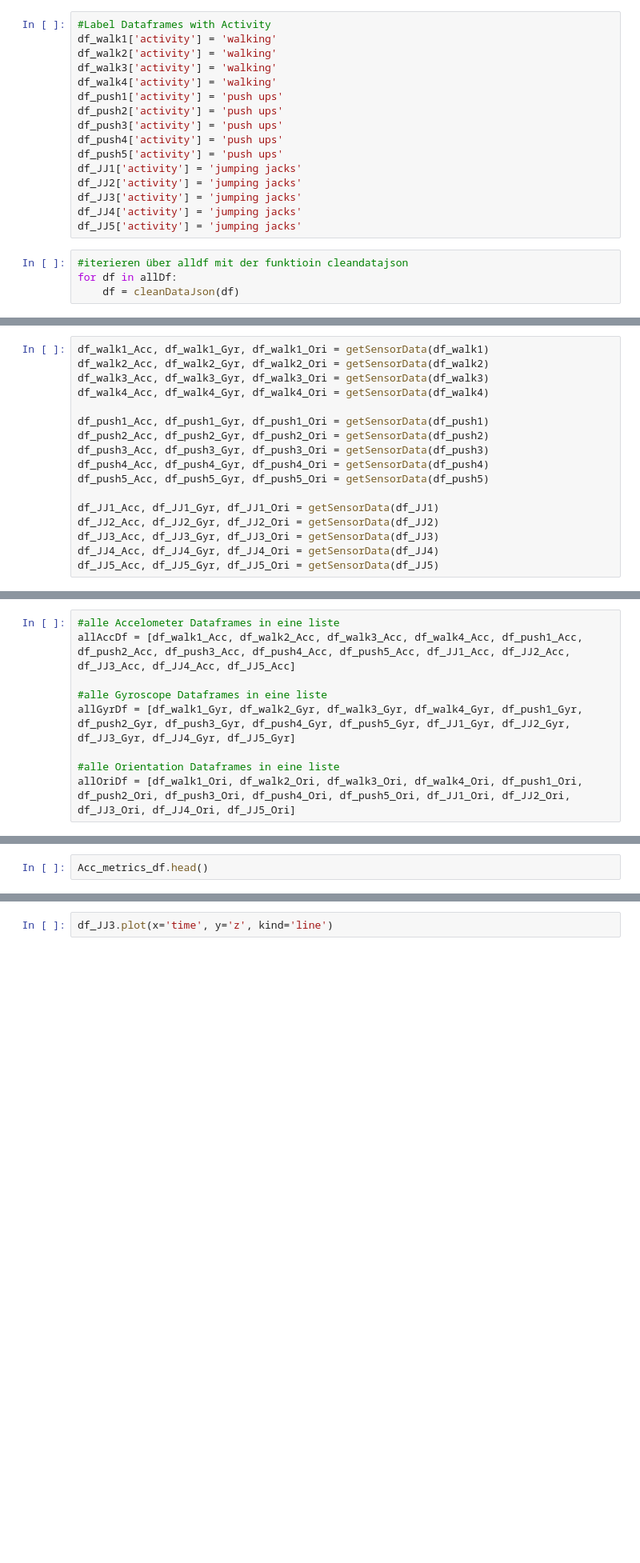
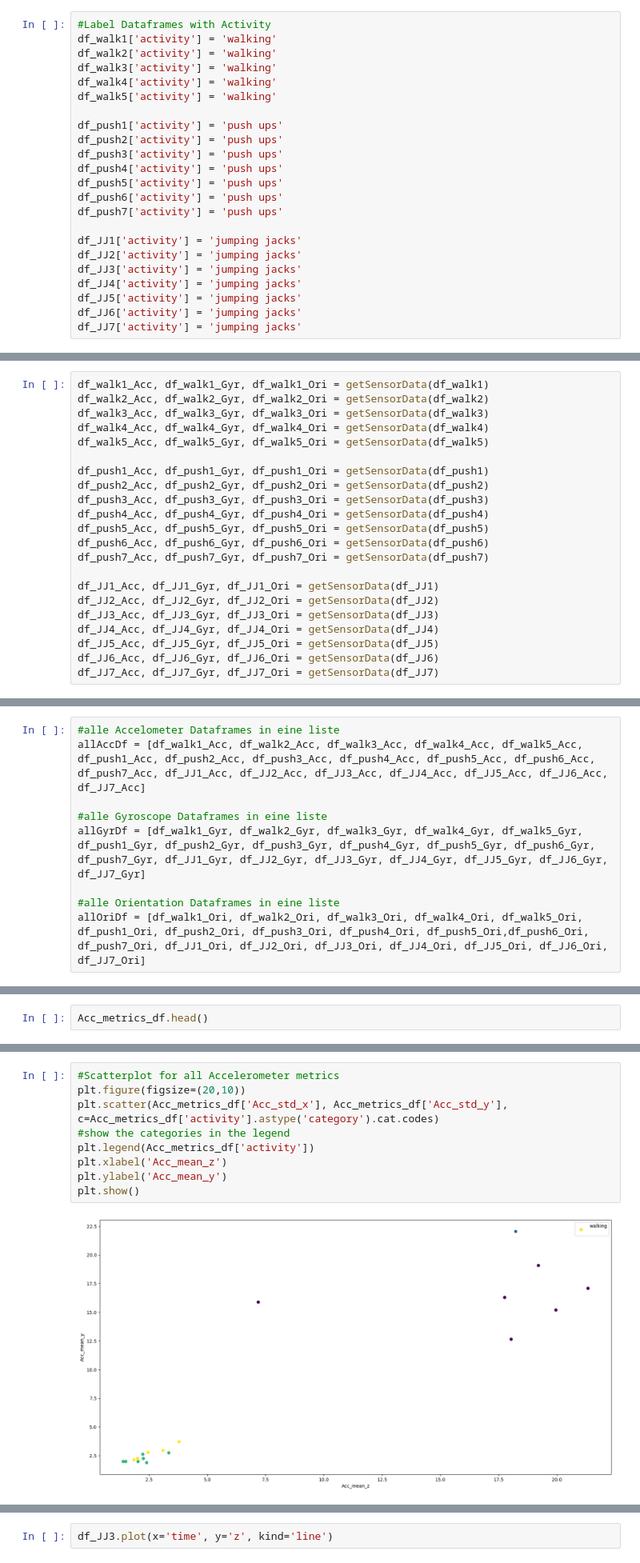
Before and after one commit to Wipfla/ML4B_App, a Jupyter notebook: ML_Marvin.ipynb, the cells around one changed output, grey strips where cells are left out. Shown at 80% size. Cells and saved outputs as stored; diff of their text form; blank space fills up the shorter version.

Commit message:
changed data

```diff
--- a/ML_Marvin.ipynb
+++ b/ML_Marvin.ipynb
@@ -191,17 +211,20 @@ df_walk1['activity'] = 'walking'
 df_walk2['activity'] = 'walking'
 df_walk3['activity'] = 'walking'
 df_walk4['activity'] = 'walking'
+df_walk5['activity'] = 'walking'
+
 df_push1['activity'] = 'push ups'
 df_push2['activity'] = 'push ups'
 df_push3['activity'] = 'push ups'
 df_push4['activity'] = 'push ups'
 df_push5['activity'] = 'push ups'
+df_push6['activity'] = 'push ups'
+df_push7['activity'] = 'push ups'
+
 df_JJ1['activity'] = 'jumping jacks'
 df_JJ2['activity'] = 'jumping jacks'
 df_JJ3['activity'] = 'jumping jacks'
 df_JJ4['activity'] = 'jumping jacks'
 df_JJ5['activity'] = 'jumping jacks'
+df_JJ6['activity'] = 'jumping jacks'
+df_JJ7['activity'] = 'jumping jacks'
-# %%
-#iterieren über alldf mit der funktioin cleandatajson
-for df in allDf:
-    df = cleanDataJson(df)
@@ -227,18 +235,23 @@ df_walk1_Acc, df_walk1_Gyr, df_walk1_Ori = getSensorData(df_walk1)
 df_walk2_Acc, df_walk2_Gyr, df_walk2_Ori = getSensorData(df_walk2)
 df_walk3_Acc, df_walk3_Gyr, df_walk3_Ori = getSensorData(df_walk3)
 df_walk4_Acc, df_walk4_Gyr, df_walk4_Ori = getSensorData(df_walk4)
+df_walk5_Acc, df_walk5_Gyr, df_walk5_Ori = getSensorData(df_walk5)
 
 df_push1_Acc, df_push1_Gyr, df_push1_Ori = getSensorData(df_push1)
 df_push2_Acc, df_push2_Gyr, df_push2_Ori = getSensorData(df_push2)
 df_push3_Acc, df_push3_Gyr, df_push3_Ori = getSensorData(df_push3)
 df_push4_Acc, df_push4_Gyr, df_push4_Ori = getSensorData(df_push4)
 df_push5_Acc, df_push5_Gyr, df_push5_Ori = getSensorData(df_push5)
+df_push6_Acc, df_push6_Gyr, df_push6_Ori = getSensorData(df_push6)
+df_push7_Acc, df_push7_Gyr, df_push7_Ori = getSensorData(df_push7)
 
 df_JJ1_Acc, df_JJ1_Gyr, df_JJ1_Ori = getSensorData(df_JJ1)
 df_JJ2_Acc, df_JJ2_Gyr, df_JJ2_Ori = getSensorData(df_JJ2)
 df_JJ3_Acc, df_JJ3_Gyr, df_JJ3_Ori = getSensorData(df_JJ3)
 df_JJ4_Acc, df_JJ4_Gyr, df_JJ4_Ori = getSensorData(df_JJ4)
 df_JJ5_Acc, df_JJ5_Gyr, df_JJ5_Ori = getSensorData(df_JJ5)
+df_JJ6_Acc, df_JJ6_Gyr, df_JJ6_Ori = getSensorData(df_JJ6)
+df_JJ7_Acc, df_JJ7_Gyr, df_JJ7_Ori = getSensorData(df_JJ7)
 # %% [output]
 A value is trying to be set on a copy of a slice from a DataFrame
 
@@ -259,13 +272,13 @@ See the caveats in the documentation: https://pandas.pydata.org/pandas-docs/stab
   df_Ori.drop(['sensor', 'seconds_elapsed'], axis=1, inplace=True)
 # %%
 #alle Accelometer Dataframes in eine liste
-allAccDf = [df_walk1_Acc, df_walk2_Acc, df_walk3_Acc, df_walk4_Acc, df_push1_Acc, df_push2_Acc, df_push3_Acc, df_push4_Acc, df_push5_Acc, df_JJ1_Acc, df_JJ2_Acc, df_JJ3_Acc, df_JJ4_Acc, df_JJ5_Acc]
+allAccDf = [df_walk1_Acc, df_walk2_Acc, df_walk3_Acc, df_walk4_Acc, df_walk5_Acc, df_push1_Acc, df_push2_Acc, df_push3_Acc, df_push4_Acc, df_push5_Acc, df_push6_Acc, df_push7_Acc, df_JJ1_Acc, df_JJ2_Acc, df_JJ3_Acc, df_JJ4_Acc, df_JJ5_Acc, df_JJ6_Acc, df_JJ7_Acc]
 
 #alle Gyroscope Dataframes in eine liste
-allGyrDf = [df_walk1_Gyr, df_walk2_Gyr, df_walk3_Gyr, df_walk4_Gyr, df_push1_Gyr, df_push2_Gyr, df_push3_Gyr, df_push4_Gyr, df_push5_Gyr, df_JJ1_Gyr, df_JJ2_Gyr, df_JJ3_Gyr, df_JJ4_Gyr, df_JJ5_Gyr]
+allGyrDf = [df_walk1_Gyr, df_walk2_Gyr, df_walk3_Gyr, df_walk4_Gyr, df_walk5_Gyr, df_push1_Gyr, df_push2_Gyr, df_push3_Gyr, df_push4_Gyr, df_push5_Gyr, df_push6_Gyr, df_push7_Gyr, df_JJ1_Gyr, df_JJ2_Gyr, df_JJ3_Gyr, df_JJ4_Gyr, df_JJ5_Gyr, df_JJ6_Gyr, df_JJ7_Gyr]
 
 #alle Orientation Dataframes in eine liste
-allOriDf = [df_walk1_Ori, df_walk2_Ori, df_walk3_Ori, df_walk4_Ori, df_push1_Ori, df_push2_Ori, df_push3_Ori, df_push4_Ori, df_push5_Ori, df_JJ1_Ori, df_JJ2_Ori, df_JJ3_Ori, df_JJ4_Ori, df_JJ5_Ori]
+allOriDf = [df_walk1_Ori, df_walk2_Ori, df_walk3_Ori, df_walk4_Ori, df_walk5_Ori, df_push1_Ori, df_push2_Ori, df_push3_Ori, df_push4_Ori, df_push5_Ori,df_push6_Ori, df_push7_Ori, df_JJ1_Ori, df_JJ2_Ori, df_JJ3_Ori, df_JJ4_Ori, df_JJ5_Ori, df_JJ6_Ori, df_JJ7_Ori]
 # %%
 df_walk1_Acc.describe()
 # %% [output]
@@ -486,0 +496,11 @@ Acc_metrics_df.head()
+# %%
+#Scatterplot for all Accelerometer metrics
+plt.figure(figsize=(20,10))
+plt.scatter(Acc_metrics_df['Acc_std_x'], Acc_metrics_df['Acc_std_y'], c=Acc_metrics_df['activity'].astype('category').cat.codes)
+#show the categories in the legend
+plt.legend(Acc_metrics_df['activity'])
+plt.xlabel('Acc_mean_z')
+plt.ylabel('Acc_mean_y')
+plt.show()
+# %% [output]
+[figure, added]
```
Also changed, not shown: parts of 23 cells of this notebook, 35 other files.
